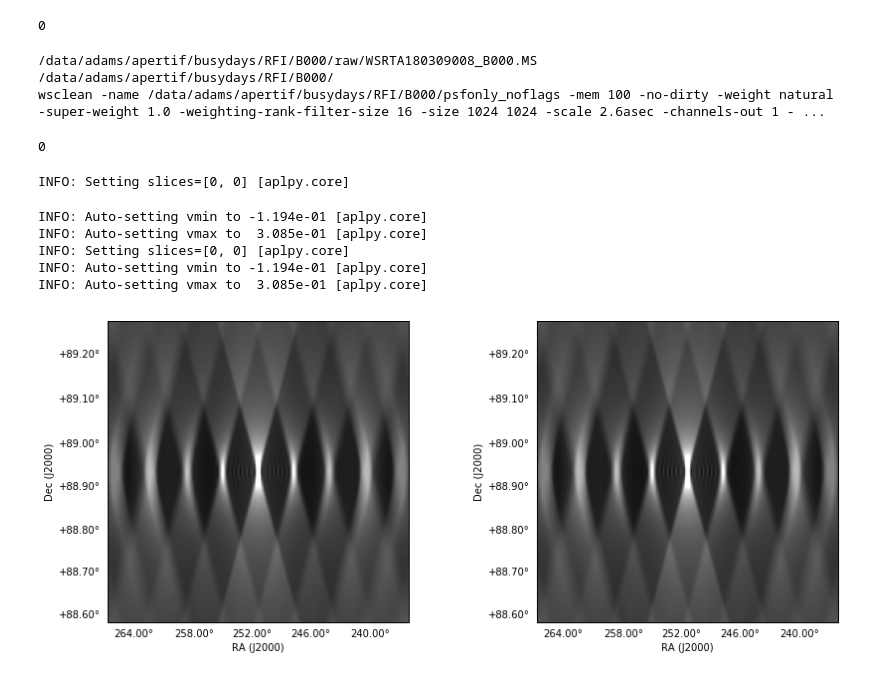
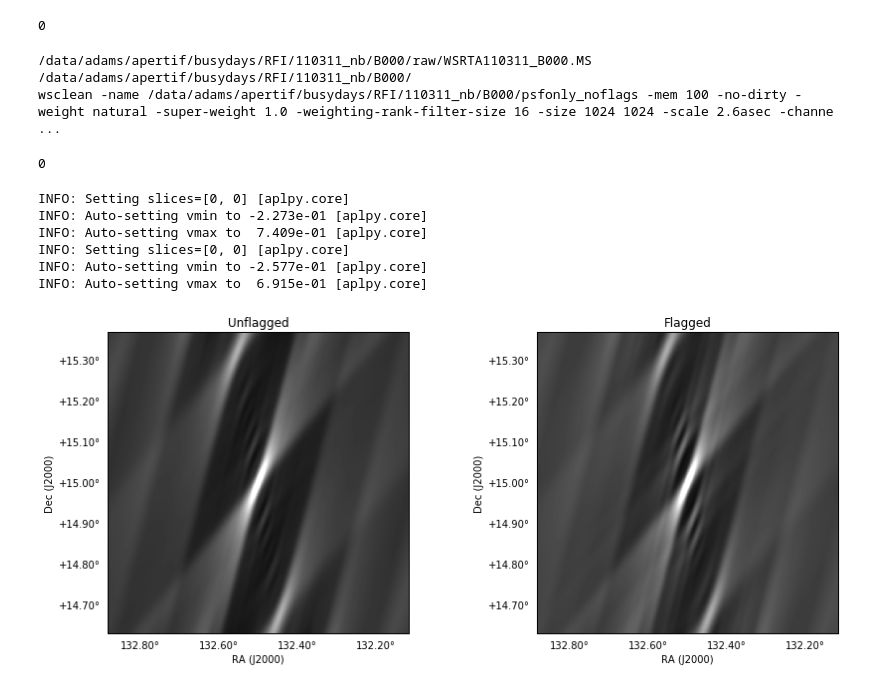
Before and after one commit to eakadams/apertif, a Jupyter notebook: RFI/Tutorial notebook for aperfi.ipynb, the cells around one changed output. Cells and saved outputs as stored; diff of their text form; code cells hidden in the pictures.

```diff
--- a/RFI/Tutorial notebook for aperfi.ipynb
+++ b/RFI/Tutorial notebook for aperfi.ipynb
@@ -188,14 +186,14 @@ command = ('''wsclean -name '''+
            '''-oversampling 63 -make-psf-only -pol xx -intervals-out 1 '''+
            '''-data-column DATA -gain 0.1 -mgain 1.0 '''+
            '''-multiscale-scale-bias 0.6 -fit-beam -no-fit-beam '''
-           +arfi.rfifile)
+           +arfi.msfile)
 
 #Check that the command is reasonably formatted
 print command
 # %% [output]
-/data/adams/apertif/busydays/RFI/B000/raw/WSRTA180309008_B000.MS
-/data/adams/apertif/busydays/RFI/B000/
-wsclean -name /data/adams/apertif/busydays/RFI/B000/psfonly_noflags -mem 100 -no-dirty -weight natural -super-weight 1.0 -weighting-rank-filter-size 16 -size 1024 1024 -scale 2.6asec -channels-out 1 - ...
+/data/adams/apertif/busydays/RFI/110311_nb/B000/raw/WSRTA110311_B000.MS
+/data/adams/apertif/busydays/RFI/110311_nb/B000/
+wsclean -name /data/adams/apertif/busydays/RFI/110311_nb/B000/psfonly_noflags -mem 100 -no-dirty -weight natural -super-weight 1.0 -weighting-rank-filter-size 16 -size 1024 1024 -scale 2.6asec -channe ...
 # %%
 #Now run the command and hope output ends up in right place!
 os.system(command)
@@ -204,29 +202,31 @@ os.system(command)
 # %%
 #And now make a figure comparing the two beams
 #This will show nothing in this case, since no flagging was done
 
 noflags = output_file_noflags+'-psf.fits'
 flags = output_file+'-psf.fits'
 
 fig=plt.figure(figsize=(12,6))
 
 f1=aplpy.FITSFigure(noflags,figure=fig,aspect='equal',subplot=[0.1,0.15,0.35,0.7])
 f1.show_grayscale()
 f1.tick_labels.set_yformat('ddd.dd')
 f1.tick_labels.set_xformat('ddd.dd')
+f1.set_title('Unflagged')
 
 f2=aplpy.FITSFigure(flags,figure=fig,aspect='equal',subplot=[0.6,0.15,0.35,0.7])
 f2.show_grayscale()
 f2.tick_labels.set_yformat('ddd.dd')
 f2.tick_labels.set_xformat('ddd.dd')
+f2.set_title('Flagged')
 # %% [output]
 INFO: Setting slices=[0, 0] [aplpy.core]
+INFO: Auto-setting vmin to -2.273e-01 [aplpy.core]
+INFO: Auto-setting vmax to  7.409e-01 [aplpy.core]
+INFO: Setting slices=[0, 0] [aplpy.core]
+INFO: Auto-setting vmin to -2.577e-01 [aplpy.core]
+INFO: Auto-setting vmax to  6.915e-01 [aplpy.core]
-INFO: Auto-setting vmin to -1.194e-01 [aplpy.core]
-INFO: Auto-setting vmax to  3.085e-01 [aplpy.core]
-INFO: Setting slices=[0, 0] [aplpy.core]
-INFO: Auto-setting vmin to -1.194e-01 [aplpy.core]
-INFO: Auto-setting vmax to  3.085e-01 [aplpy.core]
-[figure, old version]
+[figure, new version]
 # %%
 #Now look at the capabilities for plots of RFI
 # %%
```
Also changed, not shown: parts of 7 cells of this notebook, 1 other file.
